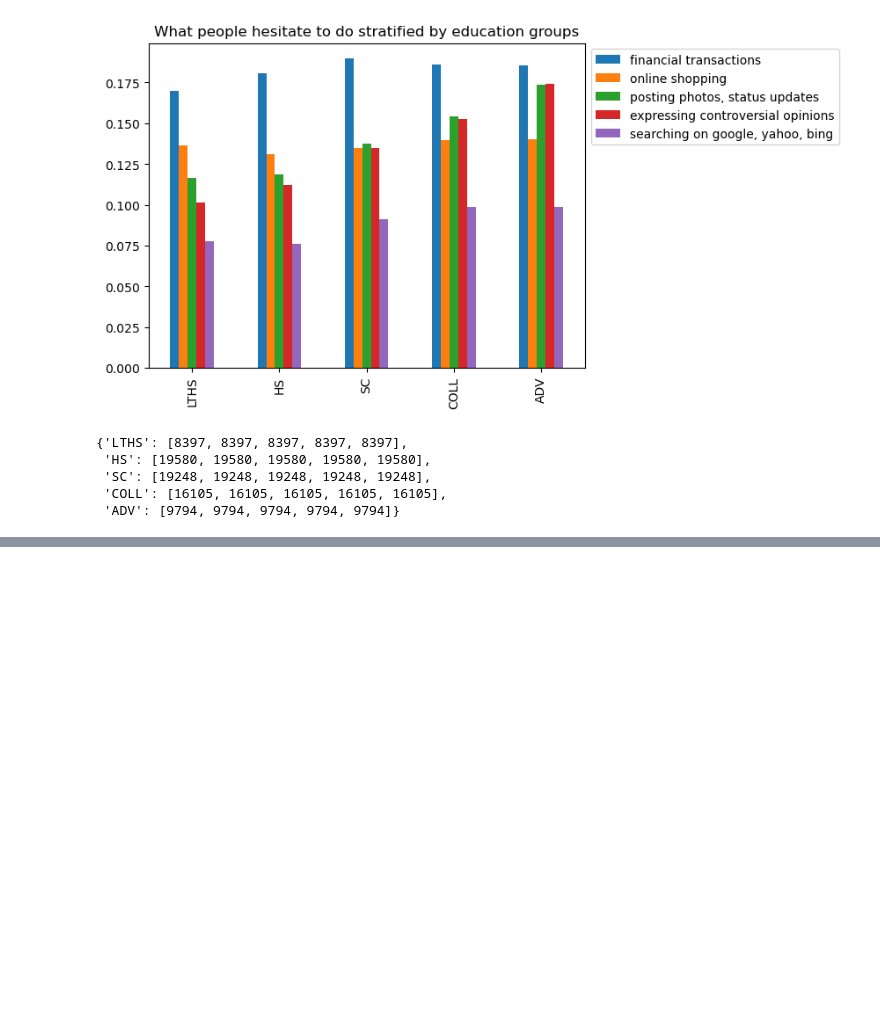
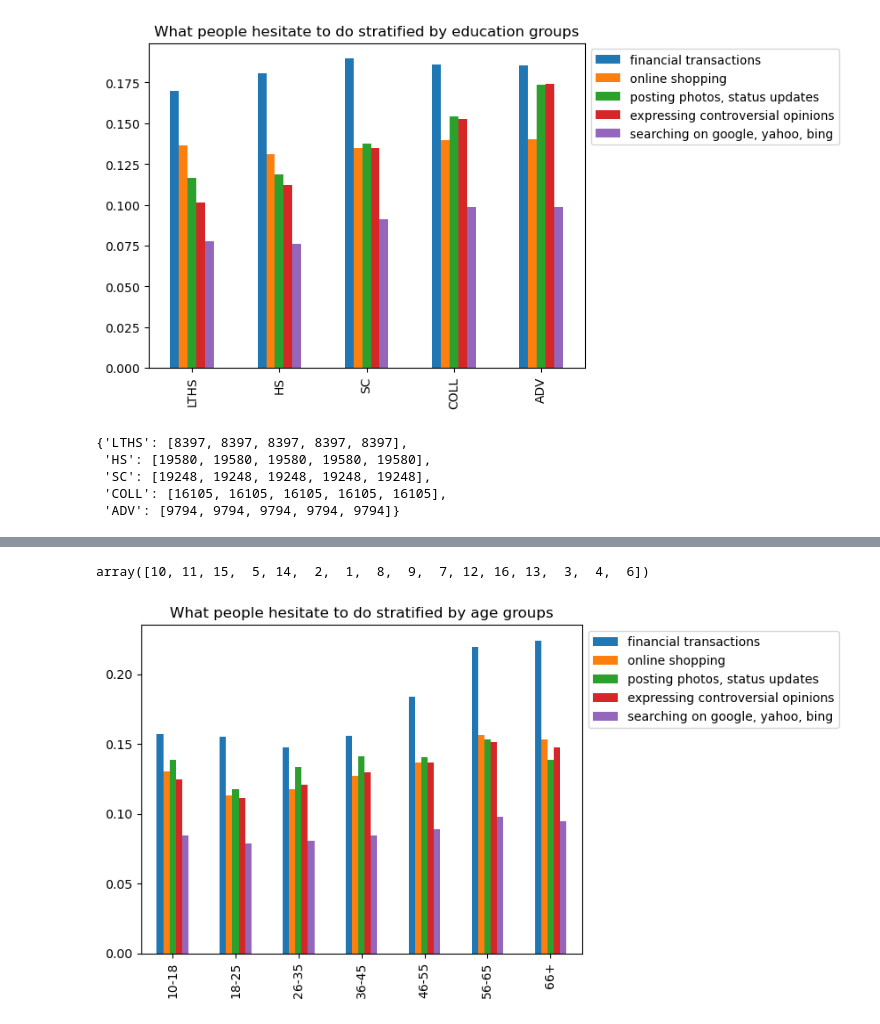
Before and after one commit to swag2198/data-literacy, a Jupyter notebook: exp/exp_AssociationBetweenVariables.ipynb, the cells around one changed output, grey strips where cells are left out. Drawn from its saved outputs; the diff is of its cells as text; code cells hidden in the pictures; blank space fills up the shorter version.

```diff
--- a/exp/exp_AssociationBetweenVariables.ipynb
+++ b/exp/exp_AssociationBetweenVariables.ipynb
@@ -218,7 +283,10 @@ def stratified_proportions(df,
 
     v = stratify_by
     for groupname, groupids in categories_dict.items():
-        query_string = ' or '.join([f'{v} == {gid}' for gid in groupids])
+        if v != 'PRTAGE':
+            query_string = ' or '.join([f'{v} == {gid}' for gid in groupids])
+        else:
+            query_string = f'{v} >= {groupids[0]} and {v} <= {groupids[1]}'
         # print(groupname)
         _df = df.query(query_string)[target_variables]
 
@@ -436,0 +398,32 @@ Power_divergenceResult(statistic=246.37695704437385, pvalue=3.2916968758376956e-
+# %%
+df21['HEFAMINC'].unique()
+# %% [output]
+array([10, 11, 15,  5, 14,  2,  1,  8,  9,  7, 12, 16, 13,  3,  4,  6])
+# %%
+# call
+res, sample_sizes = stratified_proportions(df21, stratify_by='PRTAGE',
+                             categories_dict=age_groups,
+                             target_variables=ACTIVITIES)
+
+df = pd.DataFrame.from_dict(res, orient='index')
+# df = df[[3]]
+df = df.rename(columns= {
+    0: 'financial transactions',
+    1: 'online shopping',
+    2: 'posting photos, status updates',
+    3: 'expressing controversial opinions',
+    4: 'searching on google, yahoo, bing'
+})
+
+
+
+# Plot the DataFrame
+ax = df.plot(kind='bar')
+ax.set_title("What people hesitate to do stratified by age groups", color='black')
+ax.legend(bbox_to_anchor=(1.0, 1.0))
+ax.plot()
+
+# Show the plot
+plt.show()
+# %% [output]
+[figure, added]
```
Also changed, not shown: parts of 27 cells of this notebook.
